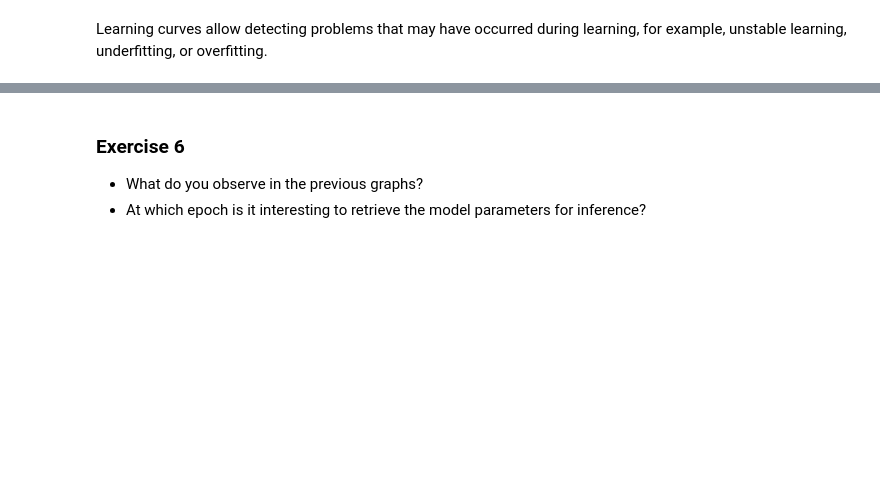
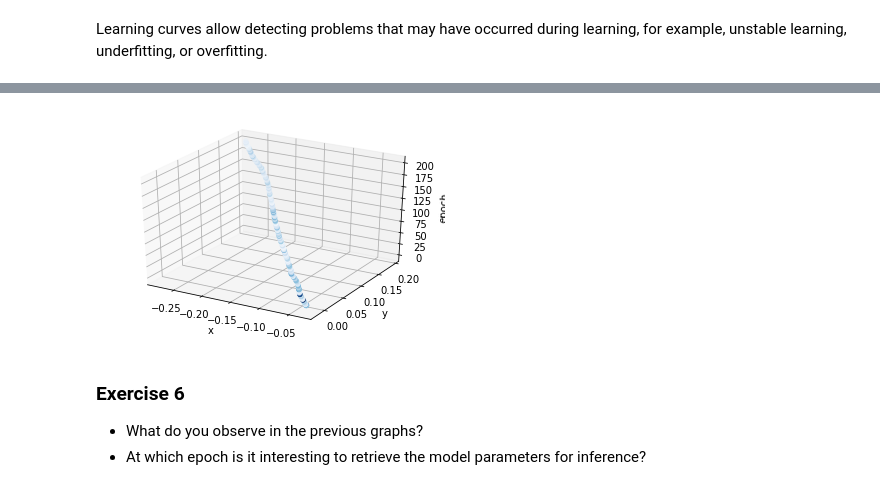
Before and after one commit to delemarchand2020/IVADO_MILA_DL, a Jupyter notebook: week2_tutorial_denis_lemarchand.ipynb, the cells around one changed output, grey strips where cells are left out. Saved outputs shown, nothing was run; the diff lists cells and outputs as text; code cells hidden in the pictures; blank space fills up the shorter version.

```diff
--- a/week2_tutorial_denis_lemarchand.ipynb
+++ b/week2_tutorial_denis_lemarchand.ipynb
@@ -893,3 +916,29 @@ leg.get_frame().set_alpha(0.99)
+# %%
+from mpl_toolkits import mplot3d
+%matplotlib inline
+import numpy as np
+import matplotlib.pyplot as plt
+import matplotlib.colors
+
+fig = plt.figure()
+ax = plt.axes(projection='3d')
+
+ax.set_xlabel('x')
+ax.set_ylabel('y')
+ax.set_zlabel('epoch')
+
+xdata = [item[0] for item in train_params]
+ydata = [item[1] for item in train_params]
+zdata = list(range(len(train_params)))
+u = [item[0] for item in train_grads]
+v = [item[1] for item in train_grads]
+norm_grad = np.sqrt(np.array(u)**2 + np.array(v)**2)
+norm = matplotlib.colors.Normalize(vmin=min(norm_grad),vmax=max(norm_grad),clip=True)
+ax.scatter3D(xdata, ydata, zdata, c=norm_grad, cmap='Blues',norm=norm)
+#ax.quiver3D(xdata,ydata,zdata,u,v,zdata,normalize=True)
+plt.show()
+# %% [output]
+[figure, added]
 # %% [markdown]
 ### Exercise 6
 
```
Also changed, not shown: parts of 14 cells of this notebook.
